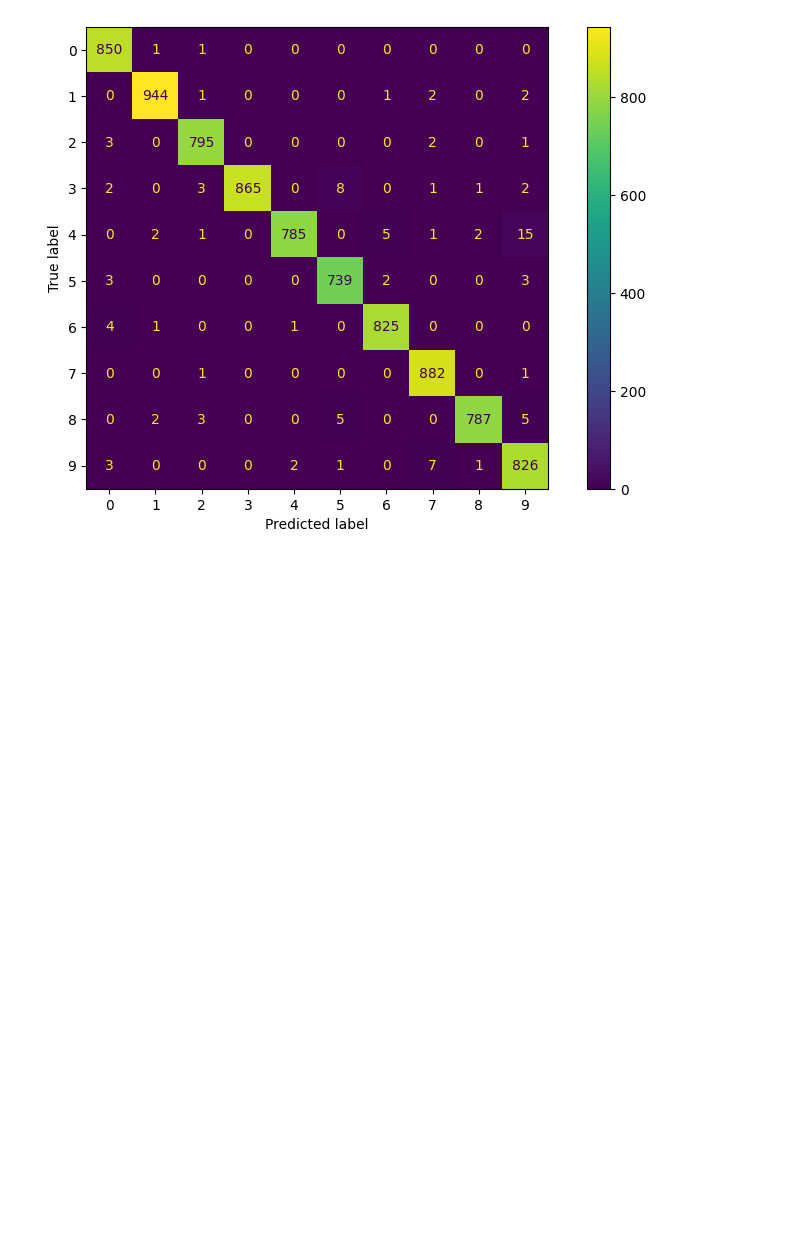
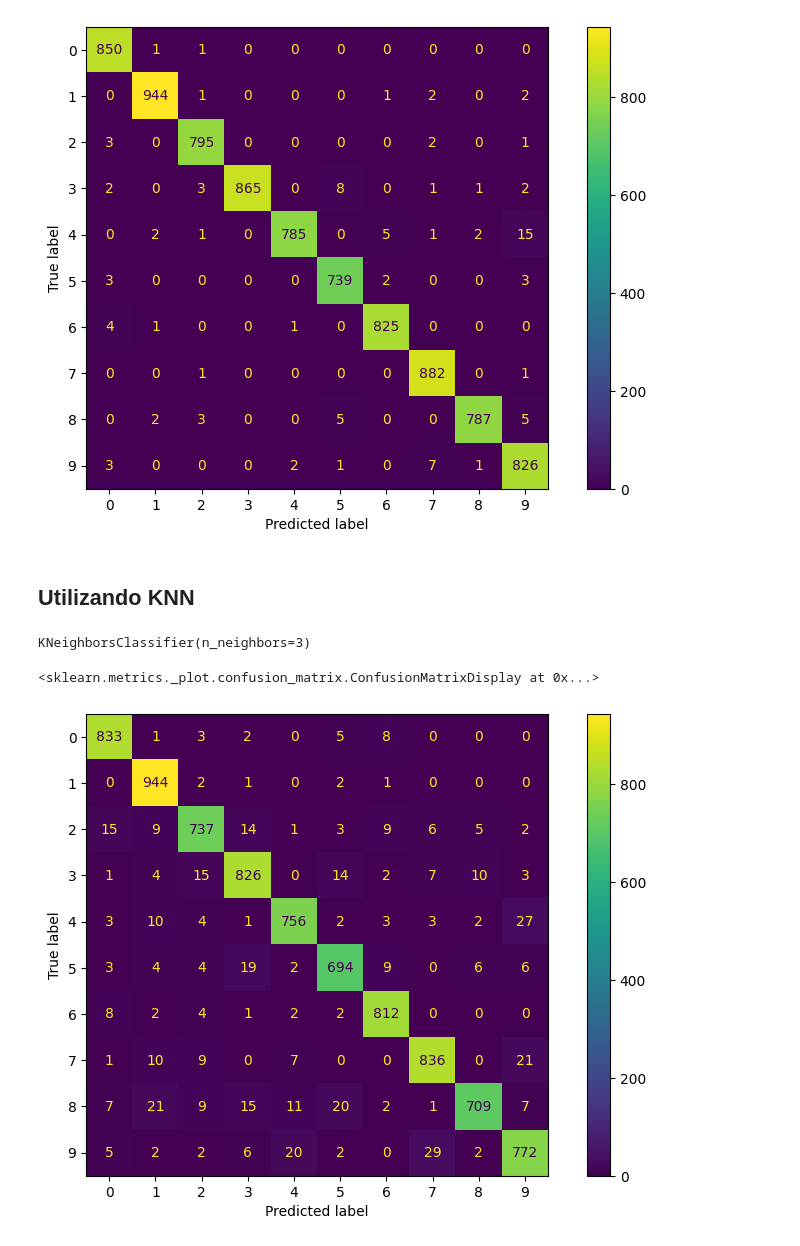
Before and after one commit to guillermoSb/uvg_data_science_lab_3, a Jupyter notebook: Exercise01.ipynb, the cells around one changed output. Drawn from its saved outputs; the diff is of its cells as text; code cells hidden in the pictures; blank space fills up the shorter version.

```diff
--- a/Exercise01.ipynb
+++ b/Exercise01.ipynb
@@ -198,3 +200,26 @@ disp.plot()
 # %% [output]
 <sklearn.metrics._plot.confusion_matrix.ConfusionMatrixDisplay at 0x...>
 [figure]
+# %% [markdown]
+## Utilizando KNN
+# %%
+from sklearn.neighbors import KNeighborsClassifier
+neigh = KNeighborsClassifier(n_neighbors=3)
+
+scaler = preprocessing.StandardScaler().fit(X_train)
+X_train_scaled = scaler.transform(X_train)
+neigh.fit(np.array(X_train_scaled), y)
+# %% [output]
+KNeighborsClassifier(n_neighbors=3)
+# %%
+knn_predictions = neigh.predict(np.array(X_test_scaled))
+# %%
+from sklearn.metrics import confusion_matrix, ConfusionMatrixDisplay
+from sklearn.metrics import accuracy_score
+
+confussion_matrix = confusion_matrix(np.array(y_test), np.array(knn_predictions),)
+disp = ConfusionMatrixDisplay(confusion_matrix=confussion_matrix, display_labels=bar_labels)
+disp.plot()
+# %% [output]
+<sklearn.metrics._plot.confusion_matrix.ConfusionMatrixDisplay at 0x...>
+[figure, added]
```
Also changed, not shown: parts of 5 cells of this notebook.
